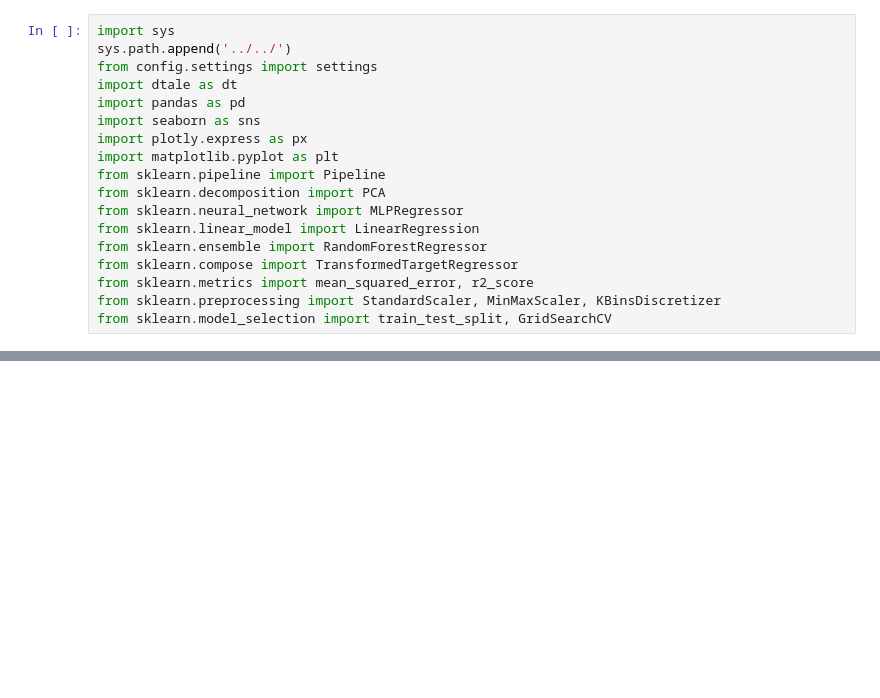
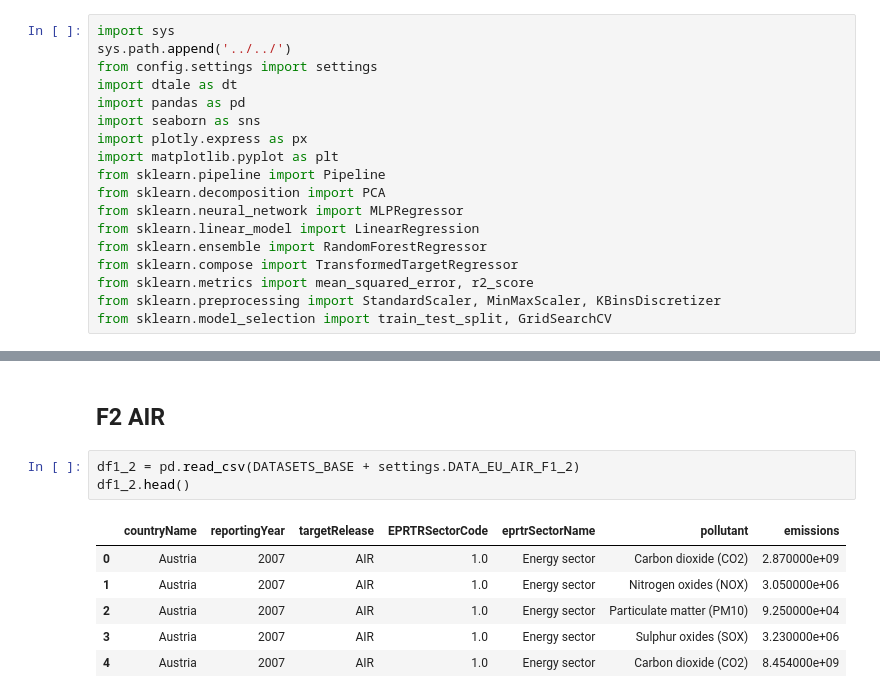
Before and after one commit to FanZy0127/environmental_impact, a Jupyter notebook: modules/Air/jupyter_main_air.ipynb, the cells around one changed output, grey strips where cells are left out. Saved outputs shown, nothing was run; the diff lists cells and outputs as text; blank space fills up the shorter version.

```diff
--- a/modules/Air/jupyter_main_air.ipynb
+++ b/modules/Air/jupyter_main_air.ipynb
@@ -26,0 +49,12 @@ df = pd.read_csv(data_F1_1)
+# %% [markdown]
+## F2 AIR
+# %%
+df1_2 = pd.read_csv(DATASETS_BASE + settings.DATA_EU_AIR_F1_2)
+df1_2.head()
+# %% [output]
+|  | countryName | reportingYear | targetRelease | EPRTRSectorCode | eprtrSectorName | pollutant | emissions |
+| 0 | Austria | 2007 | AIR | 1.0 | Energy sector | Carbon dioxide (CO2) | 2.870000e+09 |
+| 1 | Austria | 2007 | AIR | 1.0 | Energy sector | Nitrogen oxides (NOX) | 3.050000e+06 |
+| 2 | Austria | 2007 | AIR | 1.0 | Energy sector | Particulate matter (PM10) | 9.250000e+04 |
+| 3 | Austria | 2007 | AIR | 1.0 | Energy sector | Sulphur oxides (SOX) | 3.230000e+06 |
+| 4 | Austria | 2007 | AIR | 1.0 | Energy sector | Carbon dioxide (CO2) | 8.454000e+09 |
```
Also changed, not shown: parts of 46 cells of this notebook, 1 other file.
